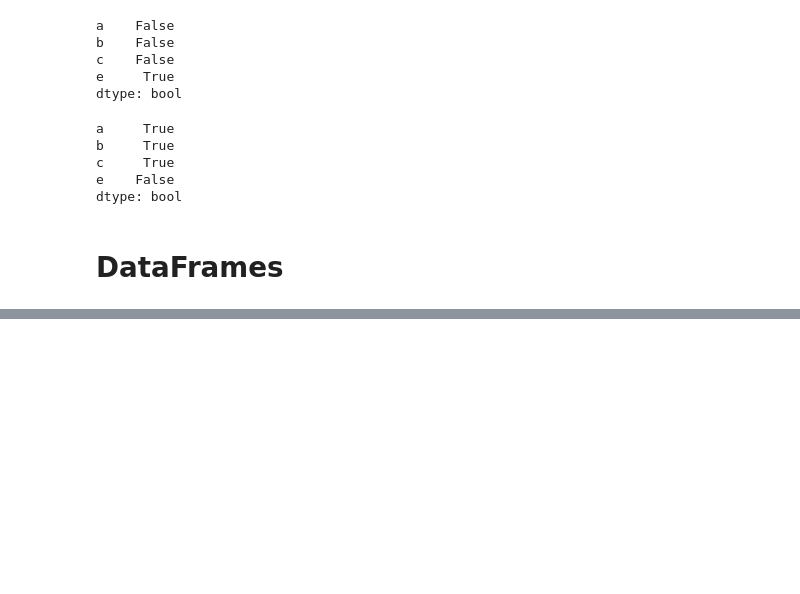
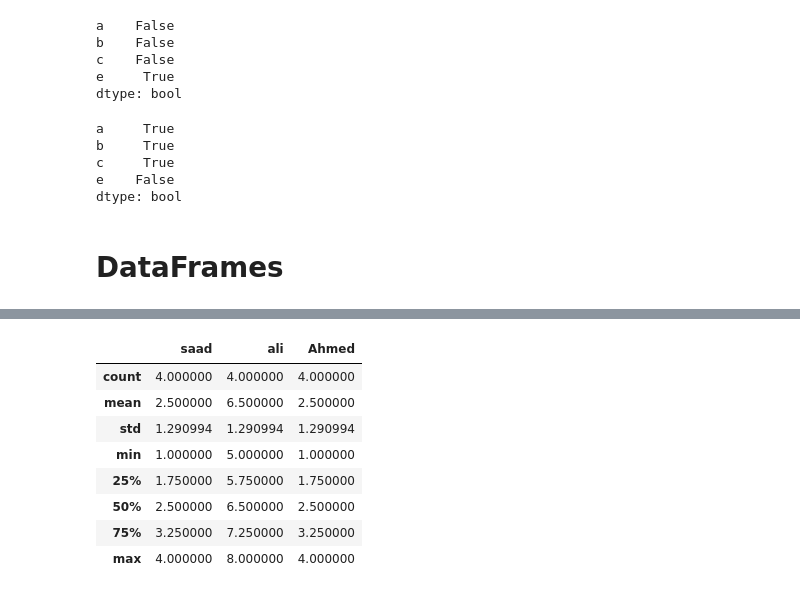
Before and after one commit to SaadUrRehmanBaig/piaicQuater2, a Jupyter notebook: piaic 3 | numpy 3d | pandas .ipynb, the cells around one changed output, grey strips where cells are left out. Drawn from its saved outputs; the diff is of its cells as text; code cells hidden in the pictures; blank space fills up the shorter version.

```diff
--- a/piaic 3 | numpy 3d | pandas .ipynb
+++ b/piaic 3 | numpy 3d | pandas .ipynb
@@ -274,3 +274,7 @@ dtype: bool
 
 
 # DataFrames
+# %%
+data = {"saad":[1,2,3,4],"ali":[5,6,7,8],'Ahmed':[1,2,3,4]}
+# %%
+df = pd.DataFrame(data)
@@ -276,0 +316,12 @@ dtype: bool
+# %%
+df.describe()
+# %% [output]
+|  | saad | ali | Ahmed |
+| count | 4.000000 | 4.000000 | 4.000000 |
+| mean | 2.500000 | 6.500000 | 2.500000 |
+| std | 1.290994 | 1.290994 | 1.290994 |
+| min | 1.000000 | 5.000000 | 1.000000 |
+| 25% | 1.750000 | 5.750000 | 1.750000 |
+| 50% | 2.500000 | 6.500000 | 2.500000 |
+| 75% | 3.250000 | 7.250000 | 3.250000 |
+| max | 4.000000 | 8.000000 | 4.000000 |
```
Also changed, not shown: parts of 32 cells of this notebook.
